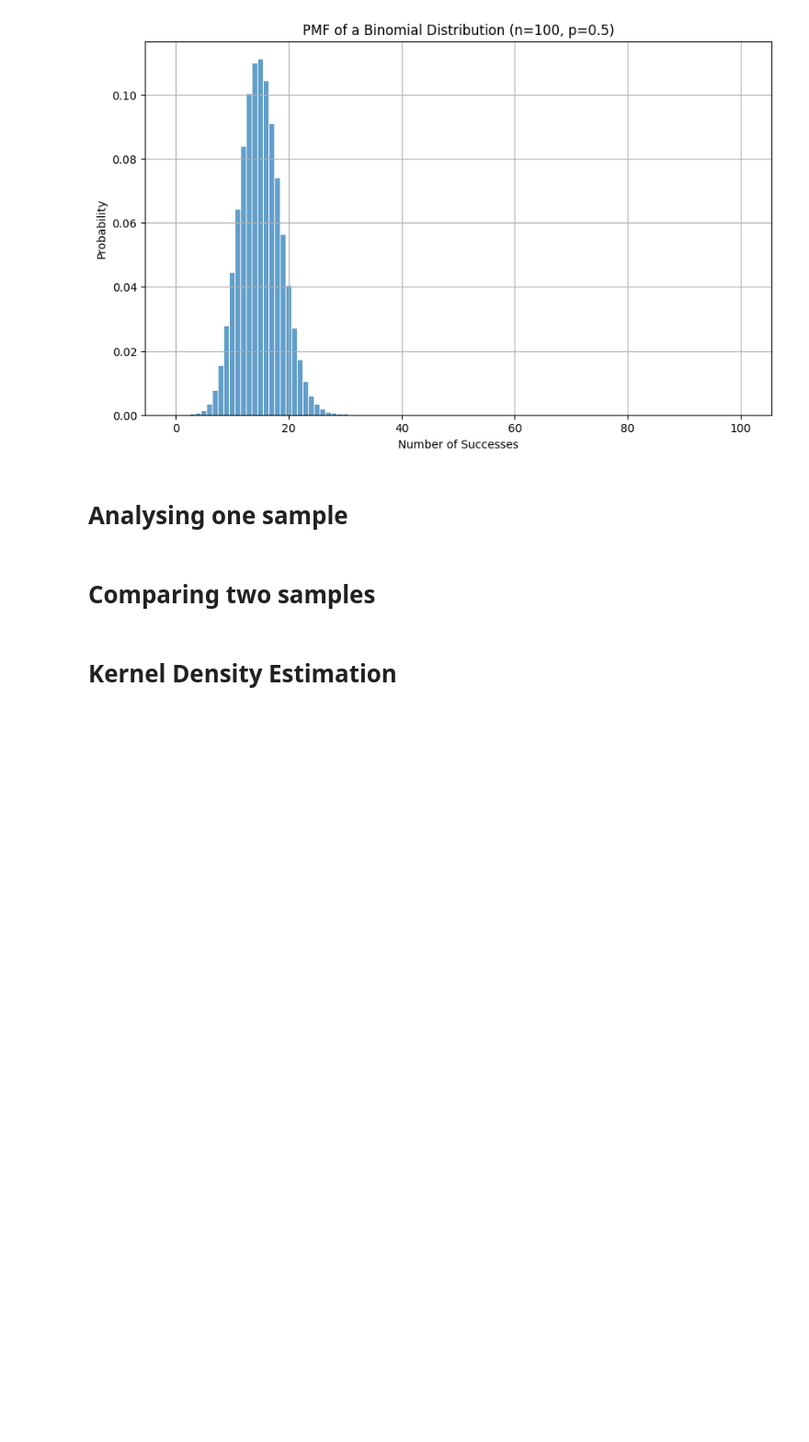
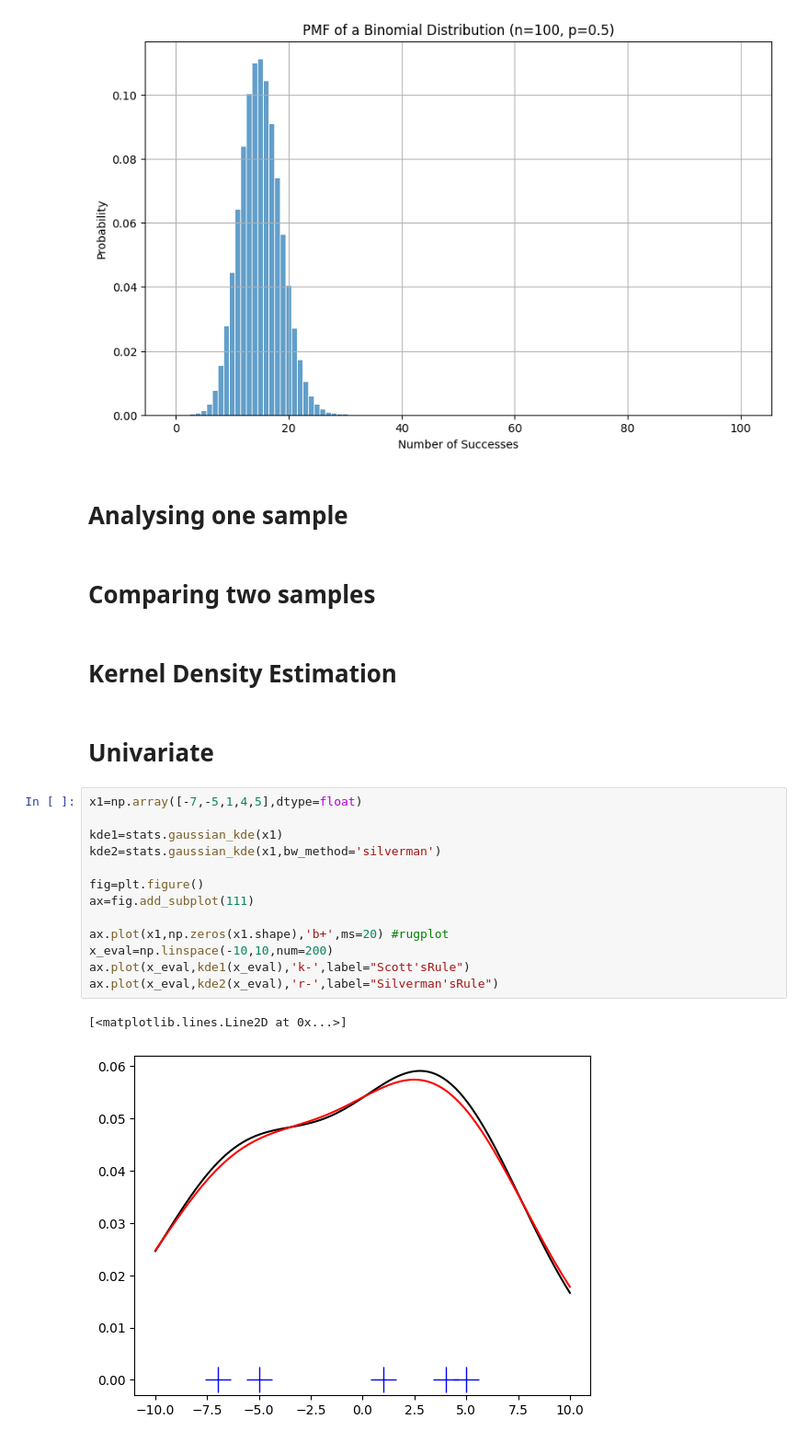
Before and after one commit to miguel-conde/explo_py, a Jupyter notebook: PYTHON/notebooks/SCIPY/random_variables.ipynb, the cells around one changed output. Shown at 92% size. Cells and saved outputs as stored; diff of their text form; blank space fills up the shorter version.

```diff
--- a/PYTHON/notebooks/SCIPY/random_variables.ipynb
+++ b/PYTHON/notebooks/SCIPY/random_variables.ipynb
@@ -269,3 +269,21 @@ plt.show()
 # Comparing two samples
 # %% [markdown]
 # Kernel Density Estimation
+# %% [markdown]
+# Univariate
+# %%
+x1=np.array([-7,-5,1,4,5],dtype=float)
+
+kde1=stats.gaussian_kde(x1)
+kde2=stats.gaussian_kde(x1,bw_method='silverman')
+
+fig=plt.figure()
+ax=fig.add_subplot(111)
+
+ax.plot(x1,np.zeros(x1.shape),'b+',ms=20) #rugplot
+x_eval=np.linspace(-10,10,num=200)
+ax.plot(x_eval,kde1(x_eval),'k-',label="Scott'sRule")
+ax.plot(x_eval,kde2(x_eval),'r-',label="Silverman'sRule")
+# %% [output]
+[<matplotlib.lines.Line2D at 0x...>]
+[figure, added]
```
Also changed, not shown: parts of 4 cells of this notebook.
